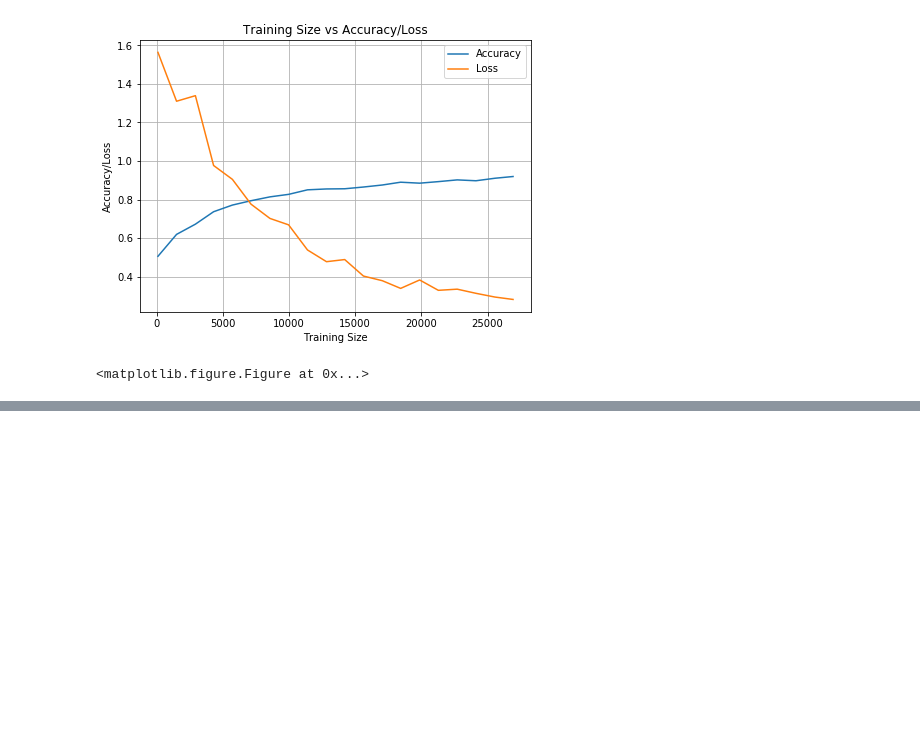
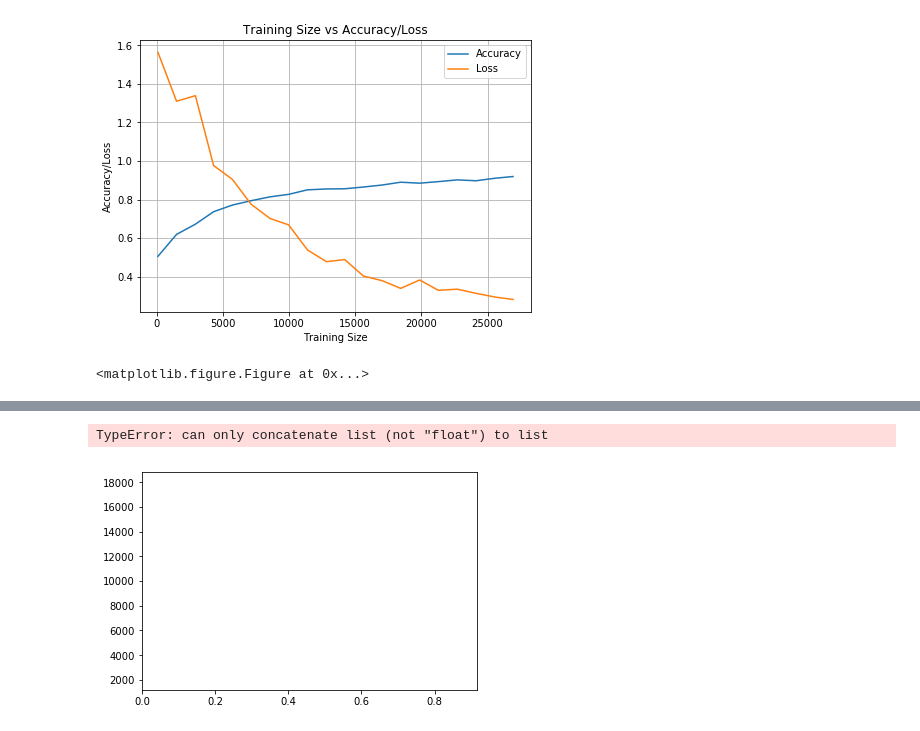
Before and after one commit to asaeed9/deeplearning, a Jupyter notebook: cnn_exp2_12102017_iter2.ipynb, the cells around one changed output, grey strips where cells are left out. Drawn from its saved outputs; the diff is of its cells as text; code cells hidden in the pictures; blank space fills up the shorter version.

```diff
--- a/cnn_exp2_12102017_iter2.ipynb
+++ b/cnn_exp2_12102017_iter2.ipynb
@@ -482,0 +546,27 @@ generate_size_graph(1, training_set_size, accuracy_array, loss_array, min(traini
+# %%
+import pandas
+import matplotlib.pyplot as plt
+import numpy as np
+
+# df = pandas.DataFrame(dict(graph=['Item one', 'Item two', 'Item three'],
+#                            n=[3, 5, 2], m=[6, 1, 3]))
+df = pandas.DataFrame(dict(graph=[0.5,0.55, 0.6,0.65,0.7,0.75,0.8,0.85,0.9],
+                           exp1=[0.62350000000000005, 0.70050000000000001, 0.77649999999999997, 0.81100000000000005, 0.83199999999999996, 0.84850000000000003, 0.872, 0.85850000000000004, 0.86050000000000004],
+                           exp2=[0.67049999999999998, 0.77000000000000002, 0.80600000000000005, 0.84075, 0.85099999999999998, 0.86899999999999999, 0.874,0.88375000000000004,0.89375000000000004] ))
+
+
+#ind = np.arange(len(df))
+training_size = range(2000, 20000, 2000)
+width = 0.4
+
+fig, ax = plt.subplots()
+ax.barh(training_size, df.exp1, width, color='red', label='N')
+ax.barh(training_size + width, df.exp2, width, color='green', label='M')
+
+ax.set(yticks=training_size + width, yticklabels=df.graph, ylim=[2*width - 1, len(df)])
+ax.legend()
+
+plt.show()
+# %% [output]
+TypeError: can only concatenate list (not "float") to list
+[figure, added]
```
Also changed, not shown: parts of 18 cells of this notebook, 10 other files.
